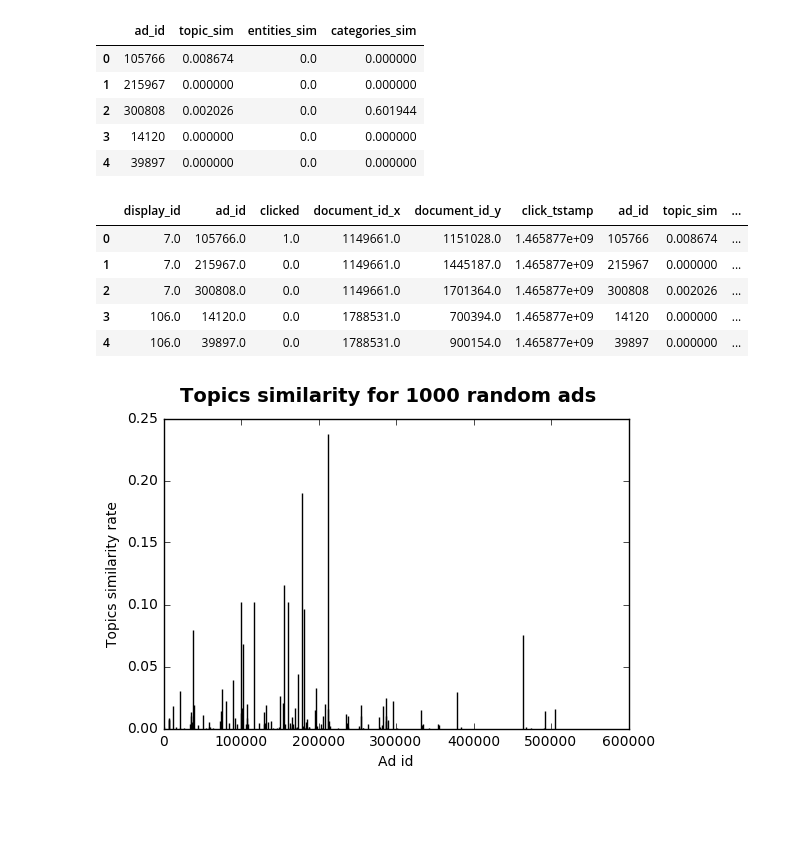
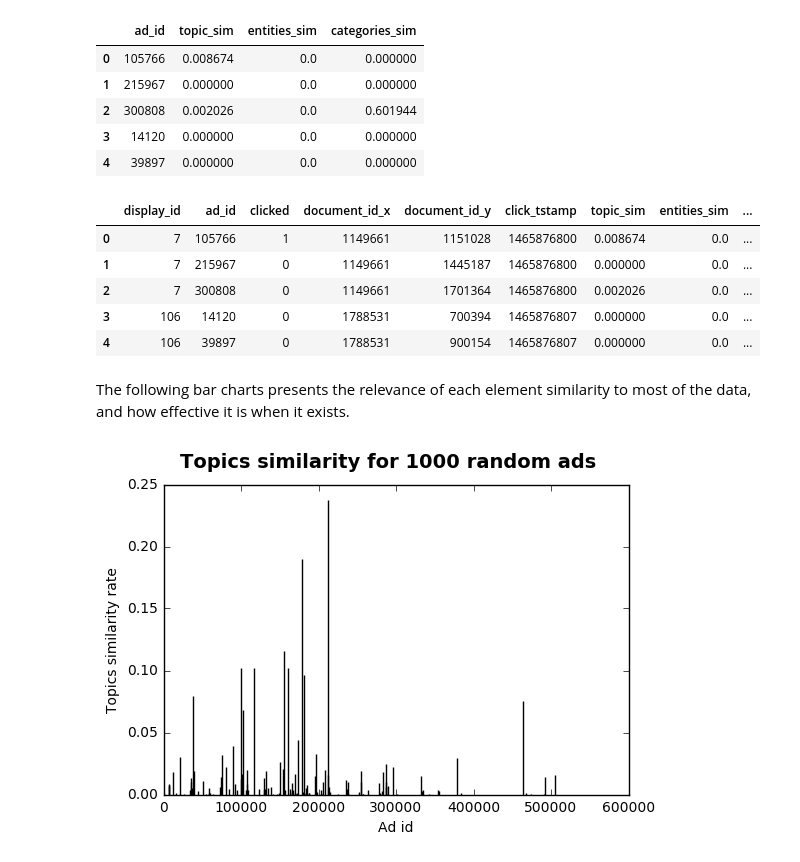
Before and after one commit to dean-ayalon/DS-Workshop, a Jupyter notebook: Project Notebook.ipynb, the cells around one changed output. Drawn from its saved outputs; the diff is of its cells as text; code cells hidden in the pictures; blank space fills up the shorter version.

Commit message:
ran a creation of whole dataset in the notebook

```diff
--- a/Project Notebook.ipynb
+++ b/Project Notebook.ipynb
@@ -45,7 +45,6 @@ events = pd.read_csv(z_tables.open(EVENTS))
 # display_geo is a table we prepared ahead from events.csv. You can see how it's done in geo_split.py
 promoted = pd.read_csv(z_tables.open(PROMOTED_CONTENT))
 display_geo = pd.read_csv(z_tables.open(DISPLAY_GEO))
-similarities = pd.read_csv(z_tables.open('similarities.csv'))
 z_tables.close()
 
 z_dataset_p1 = zp.ZipFile('tables/dataset_p1.zip')
@@ -206,5 +207,6 @@ def find_similarity(table, doc_out, doc_in, field):
 # %%
-#WARNING! Running this code takes about 7 hours.
+ran_similarities = True
+
 skip_computation = True
 
 if not skip_computation:
@@ -246,15 +248,19 @@ similarities.head()
 | 3 | 14120 | 0.000000 | 0.0 | 0.000000 |
 | 4 | 39897 | 0.000000 | 0.0 | 0.000000 |
 # %%
+if not ran_similarities:
+    similarities = dataset[['topic_sim','entities_sim','categories_sim']]
 b_dataset = pd.concat((b_dataset, similarities), axis=1)
 b_dataset.head()
 # %% [output]
-|  | display_id | ad_id | clicked | document_id_x | document_id_y | click_tstamp | ad_id | topic_sim | ... |
-| 0 | 7.0 | 105766.0 | 1.0 | 1149661.0 | 1151028.0 | 1.465877e+09 | 105766 | 0.008674 | ... |
-| 1 | 7.0 | 215967.0 | 0.0 | 1149661.0 | 1445187.0 | 1.465877e+09 | 215967 | 0.000000 | ... |
-| 2 | 7.0 | 300808.0 | 0.0 | 1149661.0 | 1701364.0 | 1.465877e+09 | 300808 | 0.002026 | ... |
-| 3 | 106.0 | 14120.0 | 0.0 | 1788531.0 | 700394.0 | 1.465877e+09 | 14120 | 0.000000 | ... |
-| 4 | 106.0 | 39897.0 | 0.0 | 1788531.0 | 900154.0 | 1.465877e+09 | 39897 | 0.000000 | ... |
+|  | display_id | ad_id | clicked | document_id_x | document_id_y | click_tstamp | topic_sim | entities_sim | ... |
+| 0 | 7 | 105766 | 1 | 1149661 | 1151028 | 1465876800 | 0.008674 | 0.0 | ... |
+| 1 | 7 | 215967 | 0 | 1149661 | 1445187 | 1465876800 | 0.000000 | 0.0 | ... |
+| 2 | 7 | 300808 | 0 | 1149661 | 1701364 | 1465876800 | 0.002026 | 0.0 | ... |
+| 3 | 106 | 14120 | 0 | 1788531 | 700394 | 1465876807 | 0.000000 | 0.0 | ... |
+| 4 | 106 | 39897 | 0 | 1788531 | 900154 | 1465876807 | 0.000000 | 0.0 | ... |
+# %% [markdown]
+The following bar charts presents the relevance of each element similarity to most of the data, and how effective it is when it exists.
 # %%
 create_similarity_histograms(dataset,1000,"topic_sim","Topics")
 # %% [output]
```
Also changed, not shown: parts of 36 cells of this notebook.
